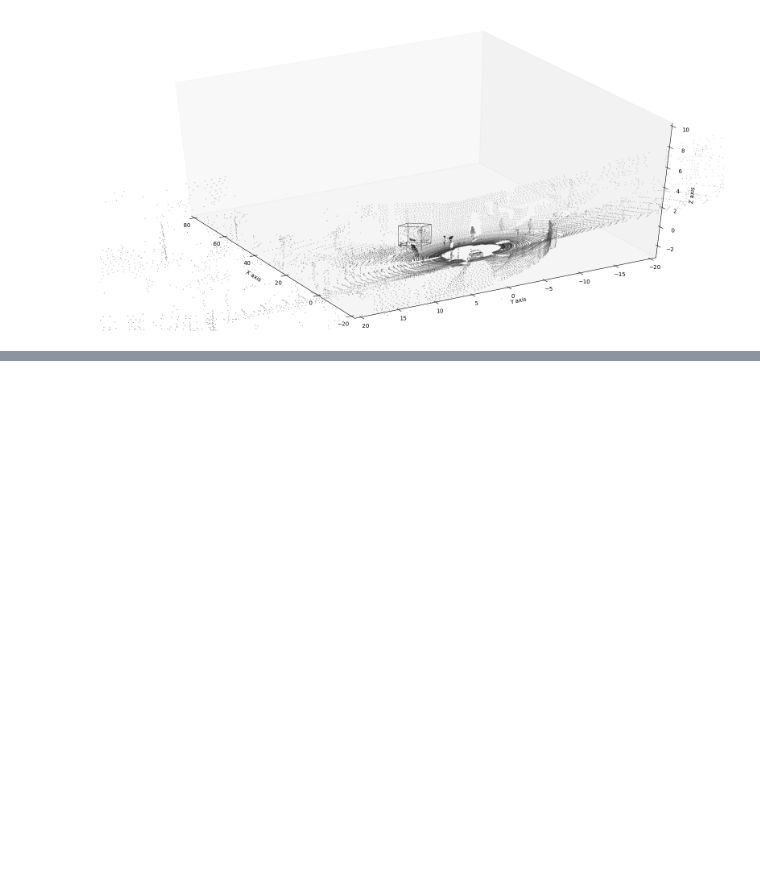
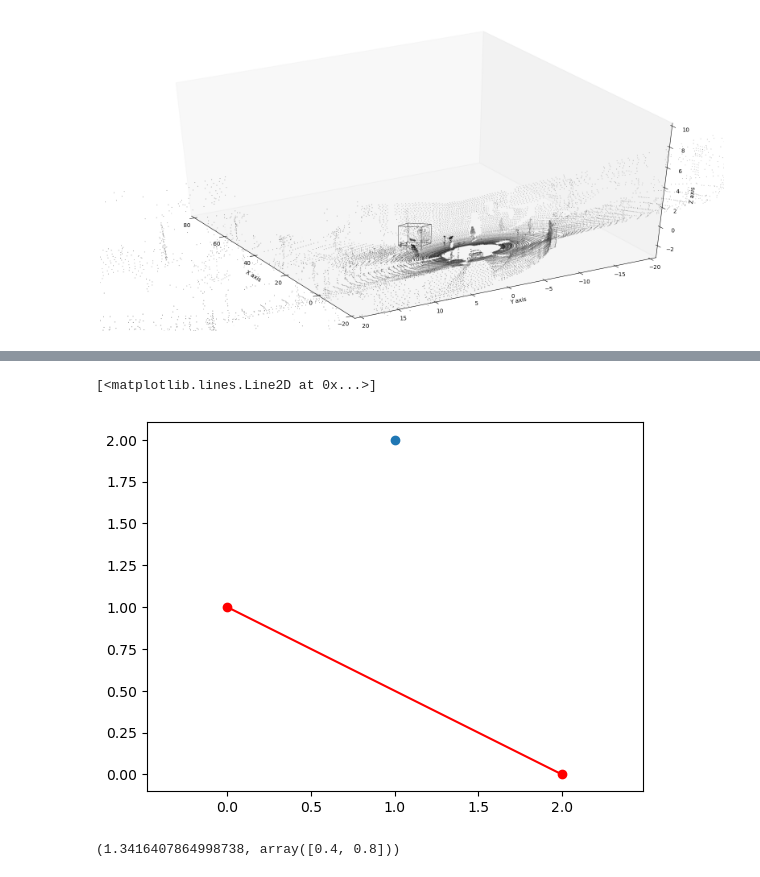
Before and after one commit to liver121888/Self-driving-Project, a Jupyter notebook: catkin_ws/src/kitti_tutorial/notebooks/plot3D.ipynb, the cells around one changed output, grey strips where cells are left out. Saved outputs shown, nothing was run; the diff lists cells and outputs as text; code cells hidden in the pictures; blank space fills up the shorter version.

```diff
--- a/catkin_ws/src/kitti_tutorial/notebooks/plot3D.ipynb
+++ b/catkin_ws/src/kitti_tutorial/notebooks/plot3D.ipynb
@@ -155,0 +179,15 @@ draw_box(ax, corners_3d_velo, axes=[0,1], color = 'r')
+# %%
+P = np.array([1, 2], dtype = np.float64)
+A = np.array([0, 1], dtype = np.float64)
+B = np.array([2, 0], dtype = np.float64)
+
+plt.axes().set_aspect('equal', 'datalim')
+plt.scatter(P[0], P[1])
+plt.plot(list(zip(A, B))[0], list(zip(A, B))[1], 'r-o')
+# %% [output]
+[<matplotlib.lines.Line2D at 0x...>]
+[figure, added]
+# %%
+distance_point_to_segment(P, A, B)
+# %% [output]
+(1.3416407864998738, array([0.4, 0.8]))
```
Also changed, not shown: parts of 6 cells of this notebook, 4 other files.
